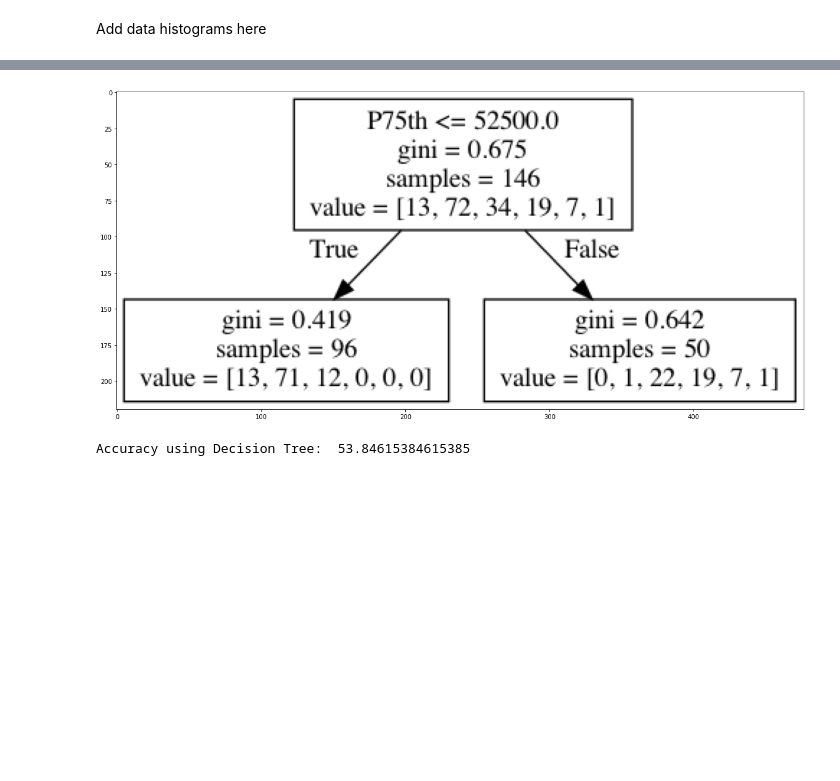
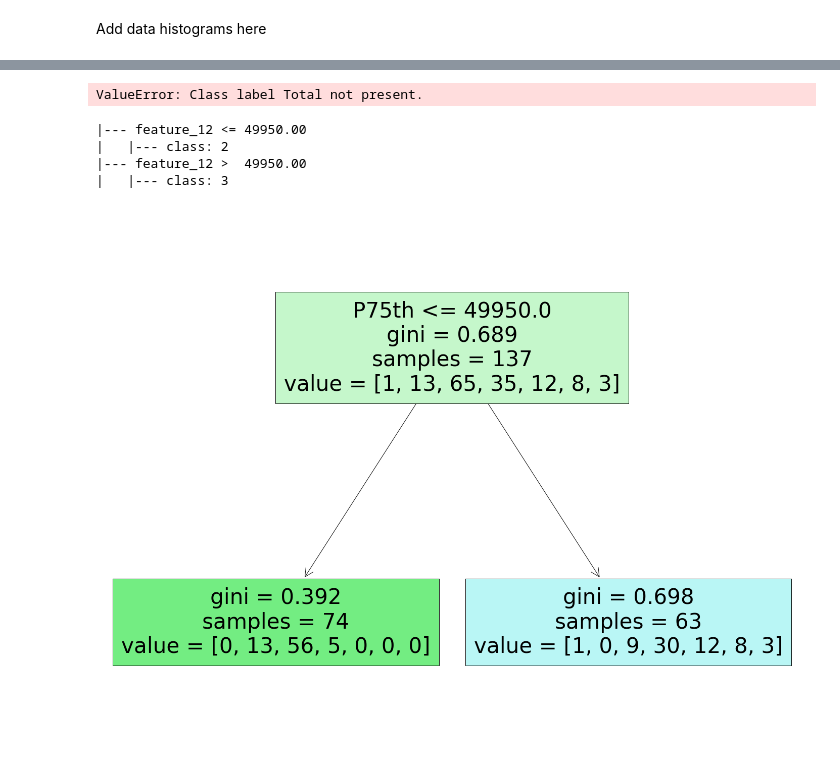
Before and after one commit to siennawishart/MSCI-446-Project, a Jupyter notebook: Supervised Learning/Decision Trees.ipynb, the cells around one changed output, grey strips where cells are left out. Drawn from its saved outputs; the diff is of its cells as text; code cells hidden in the pictures; blank space fills up the shorter version.

```diff
--- a/Supervised Learning/Decision Trees.ipynb
+++ b/Supervised Learning/Decision Trees.ipynb
@@ -40,4 +39,4 @@ data.describe()
 # %%
-train, test = train_test_split(data,test_size=0.15)
+train, test = train_test_split(data,test_size=0.2, random_state=42)
 # %% [markdown]
 Add data histograms here
@@ -75,0 +43,5 @@ features = [
+# %%
+## HYPERPARAMETERS FOR TUNING
+MIN_SAMPLES_SPLIT = 20
+
+c = DecisionTreeClassifier(min_samples_split=MIN_SAMPLES_SPLIT)
@@ -76,6 +111,6 @@ features = [
 # %%
 X_train = train[features]
-y_train = train['Median_category']
+y_train = le.transform(train['Median_category'])
 
 X_test = test[features]
-y_test = test['Median_category']
+y_test = le.transform(test['Median_category'])
@@ -89 +133,24 @@ import pydotplus
+# %%
+c.fit(X_train,y_train)
+y_pred = c.predict(X_test)
+score = accuracy_score(y_test,y_pred)*100
+print("Accuracy using Decision Tree: ",score )
+# %% [output]
+ValueError: Class label Total not present.
+# %%
+print(tree.export_text(c))
+# %% [output]
+|--- feature_12 <= 49950.00
+|   |--- class: 2
+|--- feature_12 >  49950.00
+|   |--- class: 3
+# %%
+fig = plt.figure(figsize=(25,20))
+_ = tree.plot_tree(c,
+                   feature_names=X_train.columns,
+#                    class_names=iris.target_names,
+                   filled=True)
+# fig.savefig("decision_tree.png")
+# %% [output]
+[figure, added]
 # %%
@@ -97,4 +164,0 @@ def show_tree(tree,features,path):
-# %%
-show_tree(c,features,'decision_tree')
-# %% [output]
-[figure, removed]
@@ -105,4 +164,0 @@ score = accuracy_score(y_test,y_pred)*100
-# %%
-print("Accuracy using Decision Tree: ",score )
-# %% [output]
-Accuracy using Decision Tree:  53.84615384615385
```
Also changed, not shown: parts of 12 cells of this notebook, 1 other file.
